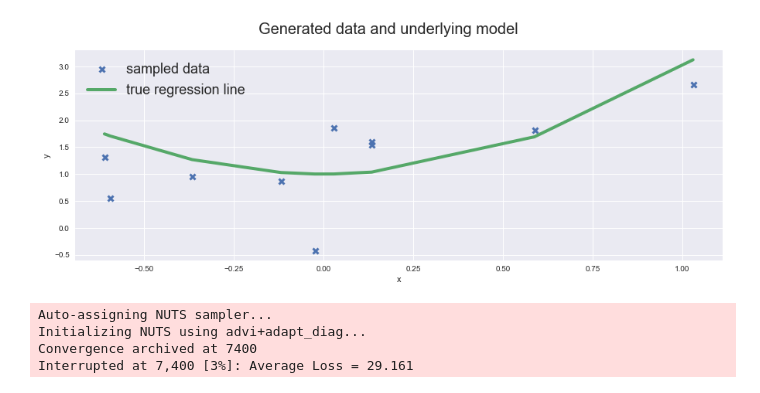
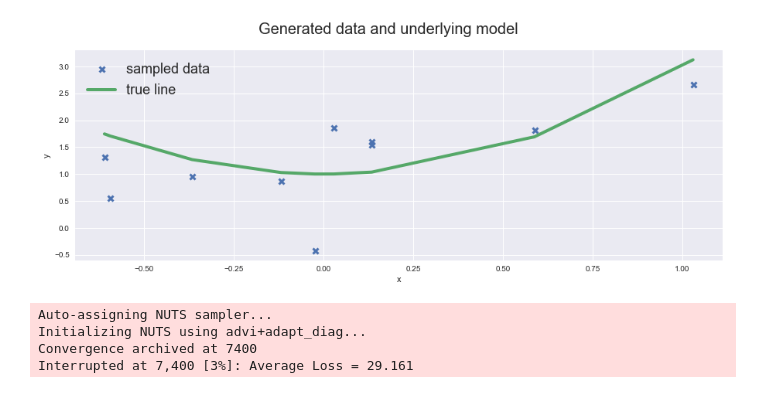
Before and after one commit to agarbuno/bayesreg, a Jupyter notebook: polynomial.ipynb, the cells around one changed output. Saved outputs shown, nothing was run; the diff lists cells and outputs as text; code cells hidden in the pictures.

```diff
--- a/polynomial.ipynb
+++ b/polynomial.ipynb
@@ -22,14 +22,14 @@ y = true_y + np.random.normal(scale=1, size=size)
 # %%
 fig = plt.figure(figsize=(15, 5))
 ax = fig.add_subplot(111)
 fig.suptitle('Generated data and underlying model', fontsize = 20)
 ax.plot(x, y, 'x', label='sampled data', mew = 3)
-ax.plot(x, true_y, label='true regression line', lw=4.)
+ax.plot(x, true_y, label='true line', lw=4.)
 plt.xlabel("x")
 plt.ylabel("y")
 plt.legend(loc=0, fontsize = 18);
 # %% [output]
-[figure, old version]
+[figure, new version]
 # %%
 with Model() as m1:
     # Define priors ------------------------------------------------------------
```
Also changed, not shown: 4 other files.
